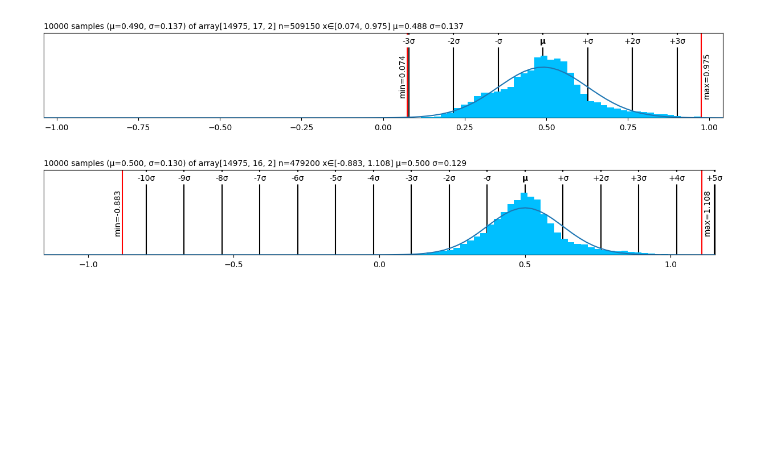
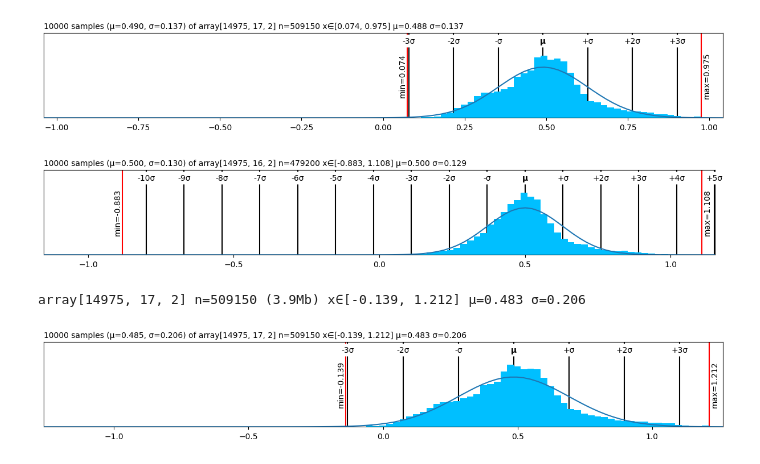
Before and after one commit to bilguudeiblgd/mapping-HPE-representations, a Jupyter notebook: data_analyzing.ipynb, the cells around one changed output. Cells and saved outputs as stored; diff of their text form; code cells hidden in the pictures; blank space fills up the shorter version.

```diff
--- a/data_analyzing.ipynb
+++ b/data_analyzing.ipynb
@@ -94,3 +108,27 @@ array[14975, 16, 2] n=479200 (3.7Mb) x∈[-0.883, 1.108] μ=0.500 σ=0.129
 lo(y_normalized).plt
 # %% [output]
 [figure]
+# %%
+# box_scale = N x 1
+# box_center = N x 2
+# N x 16 x 2
+def normalize1(data):
+  # first width & height, but they are the same
+  data = copy.deepcopy(data)
+  # bbleft point N x 2
+  scale_px = 200
+  bbox_left = box_center - ((scale_px * box_scale) / 2)[:, np.newaxis]
+  bbox_right = box_center + ((scale_px * box_scale) / 2)[:, np.newaxis]
+
+  bbox_width = bbox_right - bbox_left
+  data -= bbox_left[:, np.newaxis, :]
+  data /= bbox_width[:, np.newaxis, :]
+  return data
+  # bbright point
+  # return data
+X_normalized1 = normalize1(X)
+print(lo(X_normalized1))
+lo(X_normalized1).plt
+# %% [output]
+array[14975, 17, 2] n=509150 (3.9Mb) x∈[-0.139, 1.212] μ=0.483 σ=0.206
+[figure, added]
```
Also changed, not shown: parts of 9 cells of this notebook.
